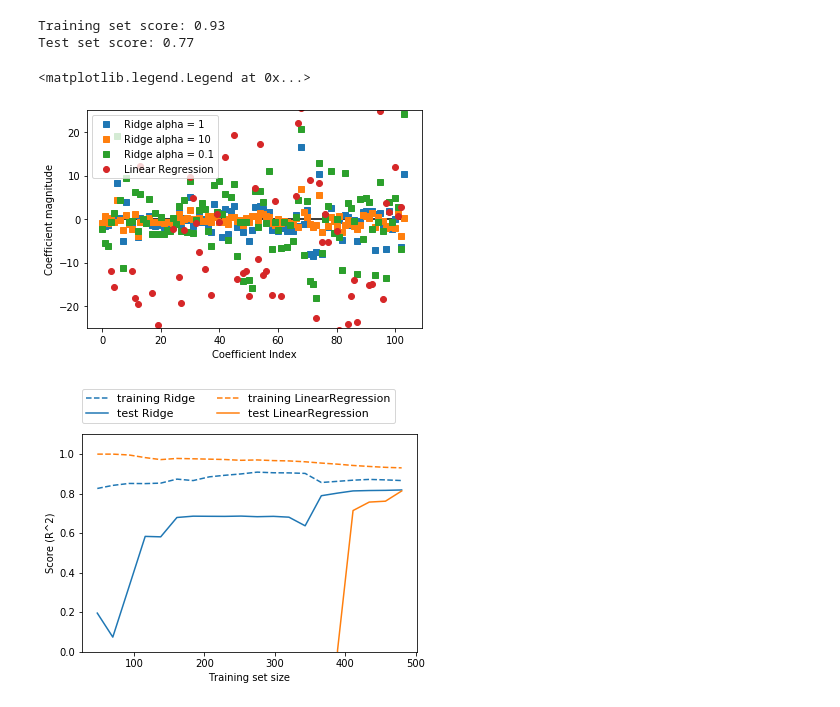
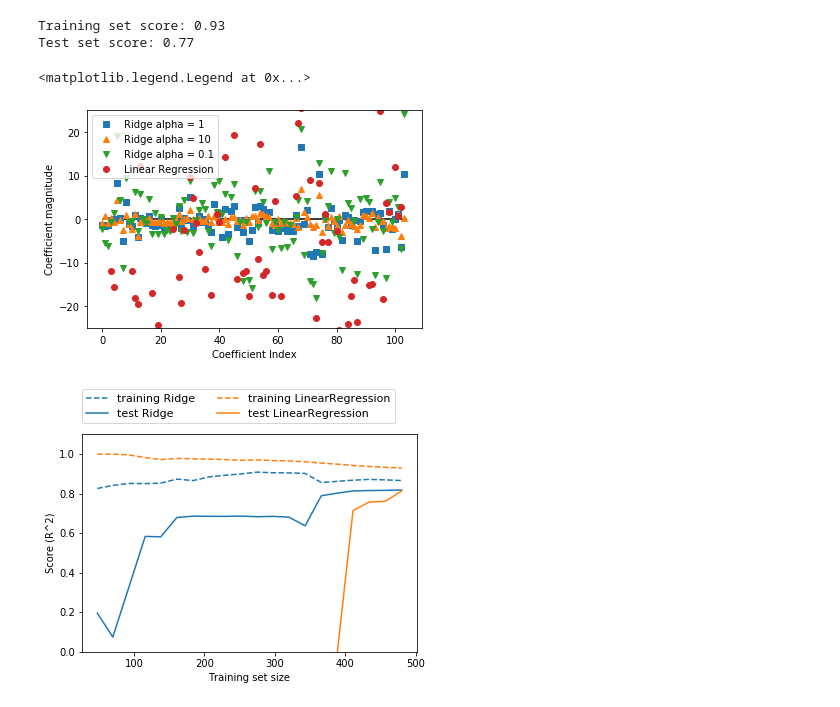
Before and after one commit to aryamanak10/Introduction-to-Machine-Learning-Book-Codes, a Jupyter notebook: Chapter 2.ipynb, the cells around one changed output. Saved outputs shown, nothing was run; the diff lists cells and outputs as text; code cells hidden in the pictures.

Commit message:
Graph of coefficients

```diff
--- a/Chapter 2.ipynb
+++ b/Chapter 2.ipynb
@@ -256,18 +256,18 @@ Training set score: 0.93
 Test set score: 0.77
 # %%
 plt.plot(ridge.coef_, 's', label="Ridge alpha = 1")
-plt.plot(ridge_10.coef_, 's', label="Ridge alpha = 10")
-plt.plot(ridge_01.coef_, 's', label="Ridge alpha = 0.1")
+plt.plot(ridge_10.coef_, '^', label="Ridge alpha = 10")
+plt.plot(ridge_01.coef_, 'v', label="Ridge alpha = 0.1")
 
 plt.plot(lr.coef_, 'o', label = "Linear Regression")
 plt.xlabel("Coefficient Index")
 plt.ylabel("Coefficient magnitude")
 plt.hlines(0, 0, len(lr.coef_))
 plt.ylim(-25,25)
 plt.legend()
 # %% [output]
 <matplotlib.legend.Legend at 0x...>
-[figure, old version]
+[figure, new version]
 # %%
 mglearn.plots.plot_ridge_n_samples()
 # %% [output]
```
Also changed, not shown: parts of 1 cell of this notebook.
